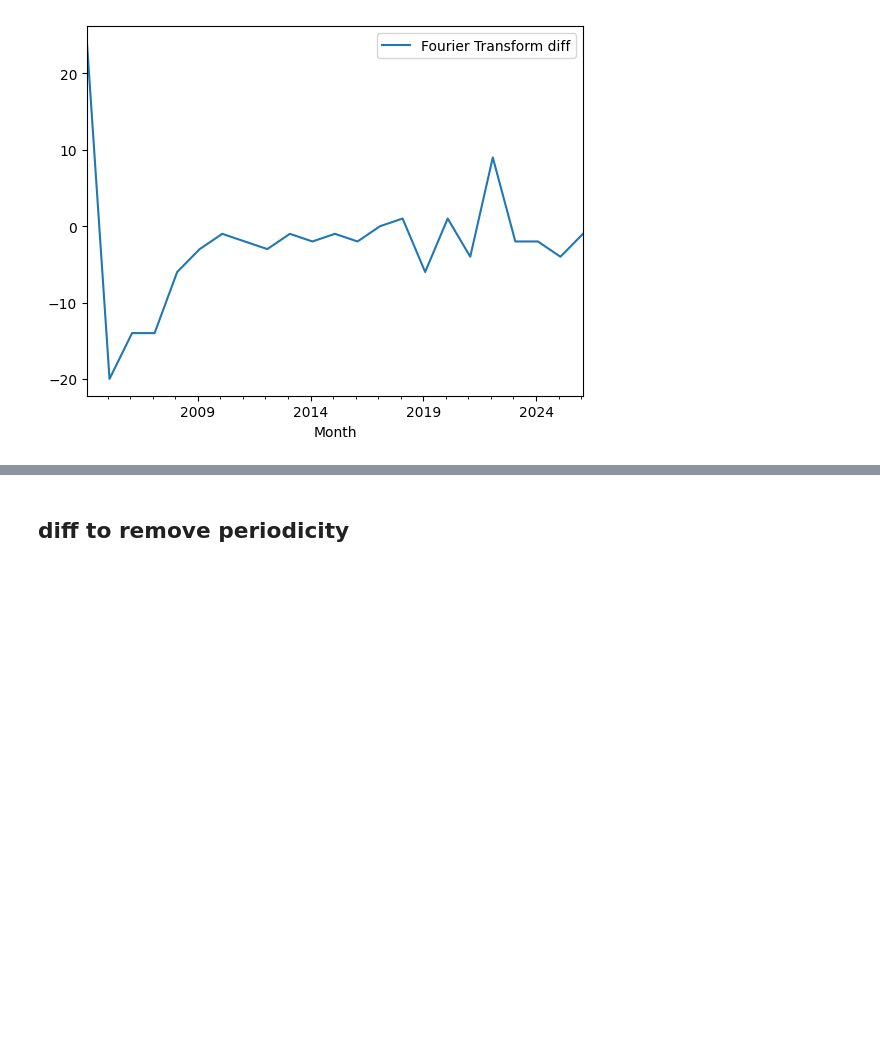
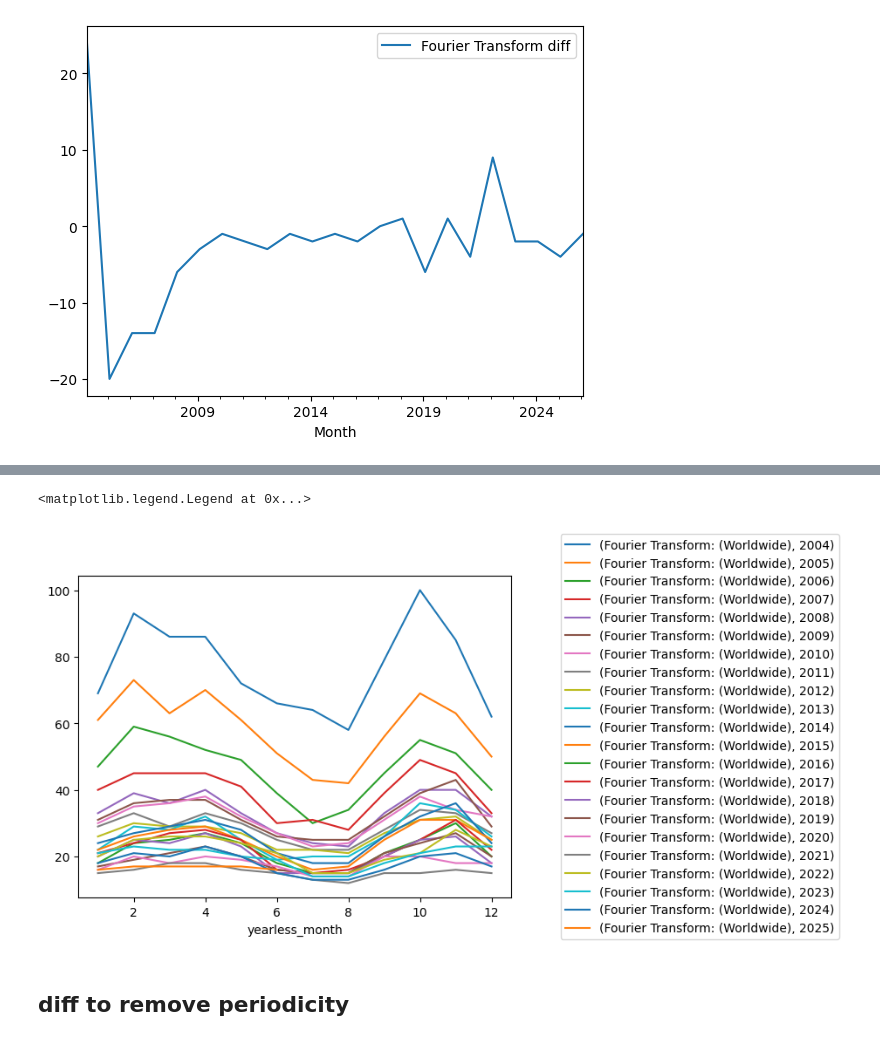
Before and after one commit to stelios-c/sig_proc, a Jupyter notebook: pydata_london2025/timeseries.ipynb, the cells around one changed output, grey strips where cells are left out. Cells and saved outputs as stored; diff of their text form; code cells hidden in the pictures; blank space fills up the shorter version.

```diff
--- a/pydata_london2025/timeseries.ipynb
+++ b/pydata_london2025/timeseries.ipynb
@@ -215,3 +207,18 @@ def year_drop_index(df,year_str):
+# %%
+(trends_df
+ .reset_index()
+ .assign(yearless_month= lambda x: x['Month'].dt.month,
+         year=lambda x: x['Month'].dt.year
+       )
+ .set_index(['yearless_month','year'])
+ [['Fourier Transform: (Worldwide)']]
+ .unstack()
+ .plot()
+ .legend(loc='center left',bbox_to_anchor=(1.1, 0.5))
+)
+# %% [output]
+<matplotlib.legend.Legend at 0x...>
+[figure, added]
 # %% [markdown]
 ## diff to remove periodicity
 # %%
```
Also changed, not shown: parts of 4 cells of this notebook.
